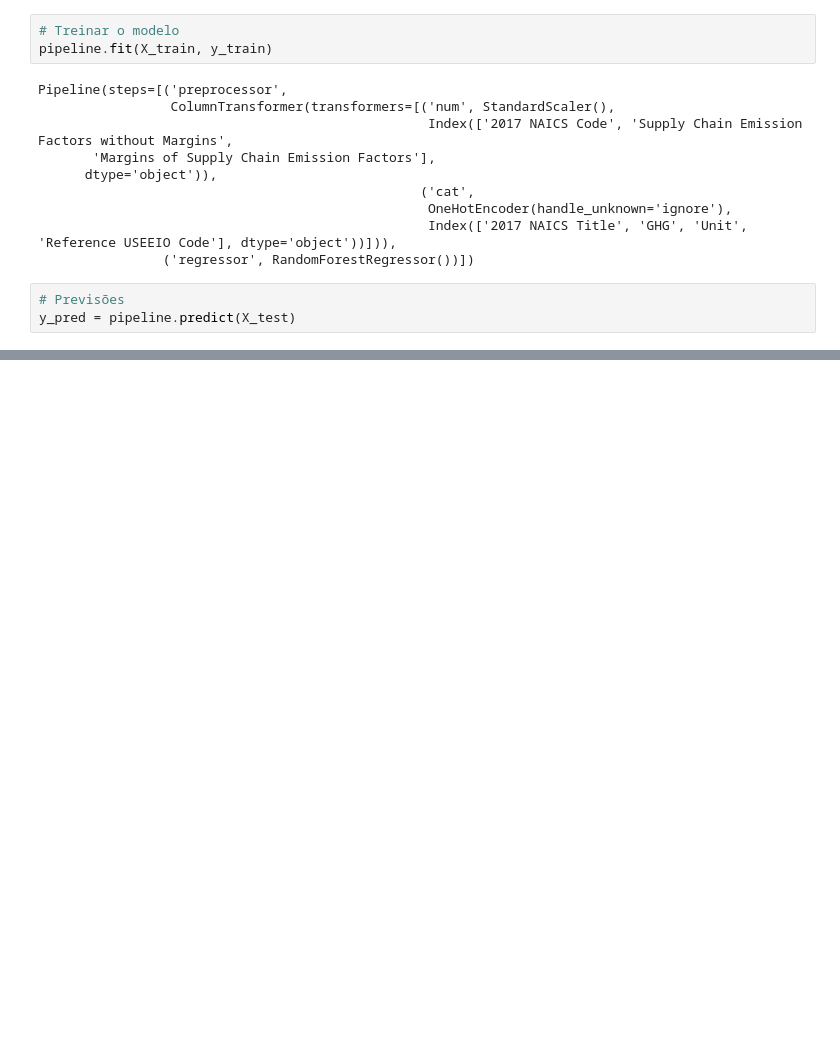
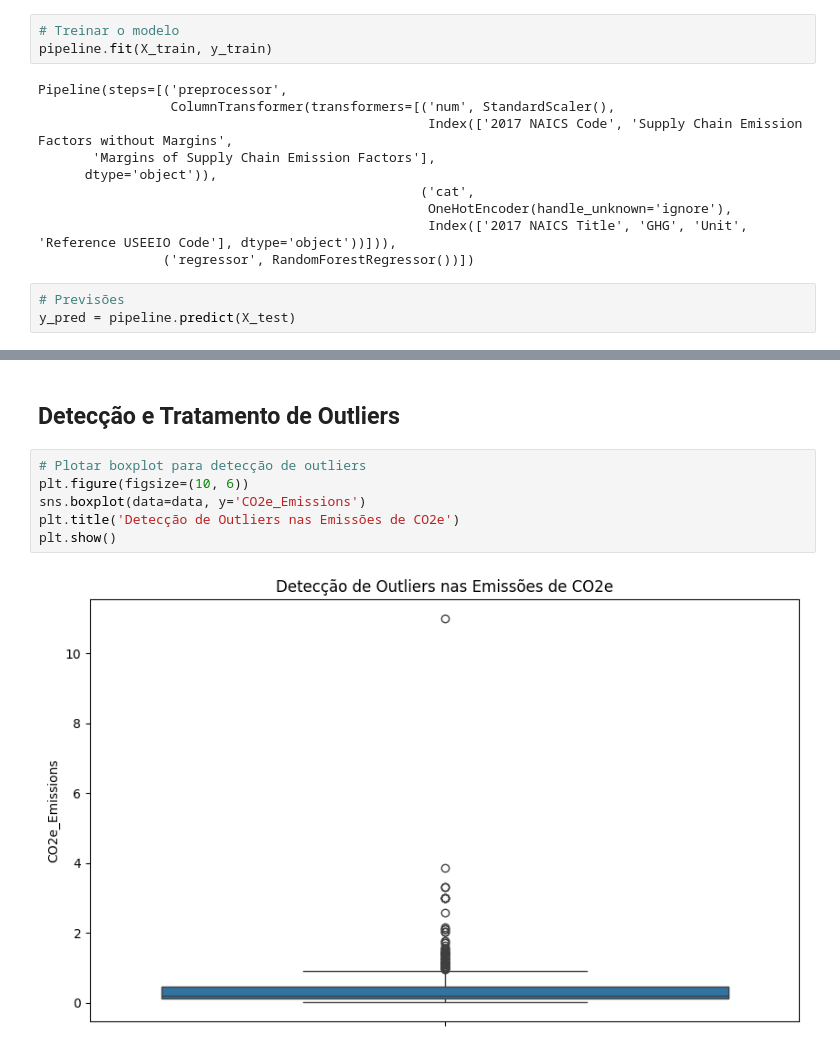
Before and after one commit to tiofelx/CO2_emissions, a Jupyter notebook: CO2_emissions.ipynb, the cells around one changed output, grey strips where cells are left out. Saved outputs shown, nothing was run; the diff lists cells and outputs as text; blank space fills up the shorter version.

Commit message:
Outliers, Save Model, API Flask, SHAP

```diff
--- a/CO2_emissions.ipynb
+++ b/CO2_emissions.ipynb
@@ -130,0 +191,10 @@ R²: 0.60166966574698
+# %% [markdown]
+## **Detecção e Tratamento de Outliers**
+# %%
+# Plotar boxplot para detecção de outliers
+plt.figure(figsize=(10, 6))
+sns.boxplot(data=data, y='CO2e_Emissions')
+plt.title('Detecção de Outliers nas Emissões de CO2e')
+plt.show()
+# %% [output]
+[figure, added]
```
Also changed, not shown: parts of 19 cells of this notebook.
